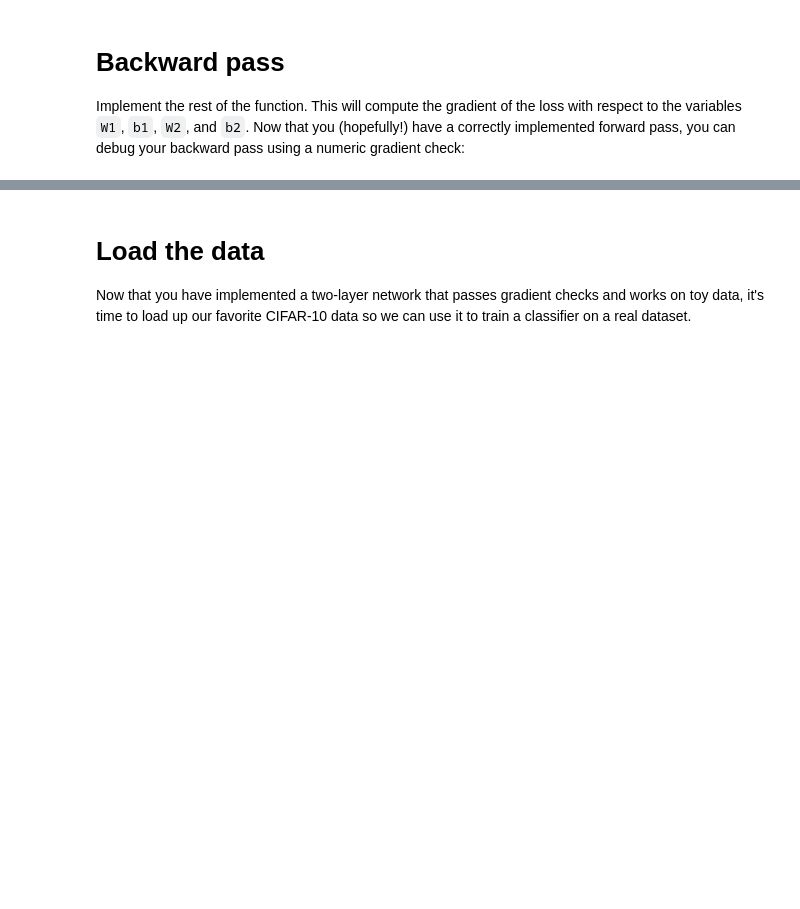
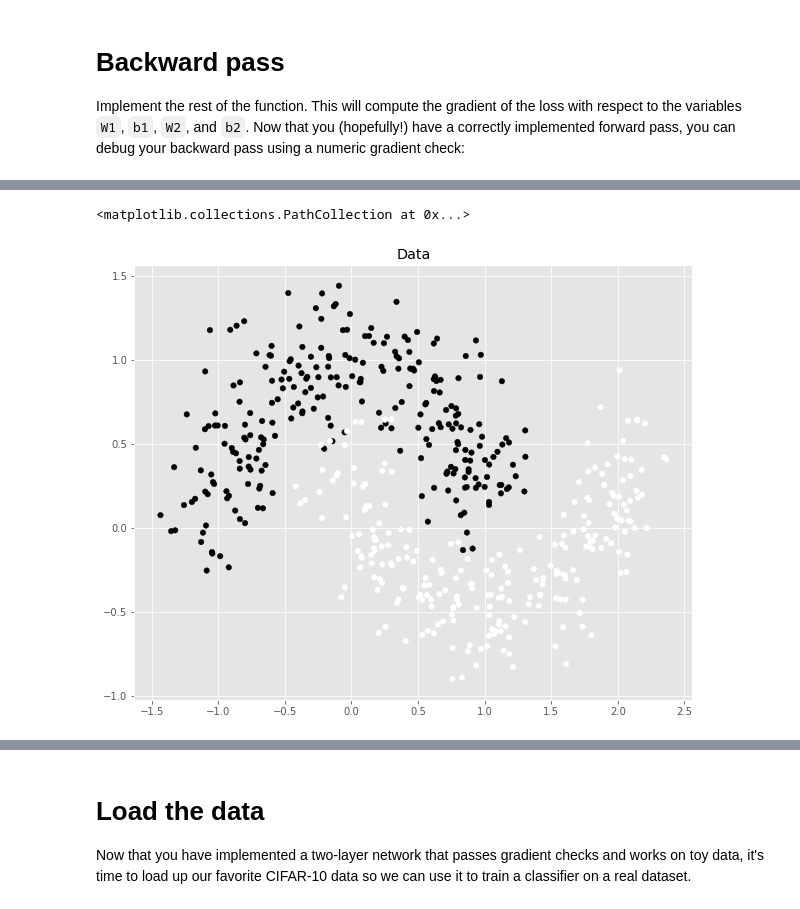
Before and after one commit to pedro-abundio-wang/computer-vision, a Jupyter notebook: notebooks/convolutional-neural-networks-for-visual-recognition/05_two_layer_net.ipynb, the cells around one changed output, grey strips where cells are left out. Saved outputs shown, nothing was run; the diff lists cells and outputs as text; code cells hidden in the pictures; blank space fills up the shorter version.

```diff
--- a/notebooks/convolutional-neural-networks-for-visual-recognition/05_two_layer_net.ipynb
+++ b/notebooks/convolutional-neural-networks-for-visual-recognition/05_two_layer_net.ipynb
@@ -149,0 +131,21 @@ Final training loss:  0.01714960793873202
+# %%
+from sklearn.model_selection import train_test_split
+from sklearn.metrics import classification_report
+from sklearn.datasets import make_moons
+
+# generate a 2-class classification problem with 1,000 data points,
+# where each data point is a 2D feature vector
+(X, y) = make_moons(n_samples=1000, noise=.2)
+
+# partition the data into training and testing splits using 50% of
+# the data for training and the remaining 50% for testing
+(trainX, testX, trainY, testY) = train_test_split(X, y, test_size=0.5, random_state=42)
+
+# plot the (testing) classification data
+plt.style.use("ggplot")
+plt.figure()
+plt.title("Data")
+plt.scatter(testX[:, 0], testX[:, 1], marker="o", c=np.squeeze(testY), s=30)
+# %% [output]
+<matplotlib.collections.PathCollection at 0x...>
+[figure, added]
```
Also changed, not shown: parts of 14 cells of this notebook, 3 other files.
